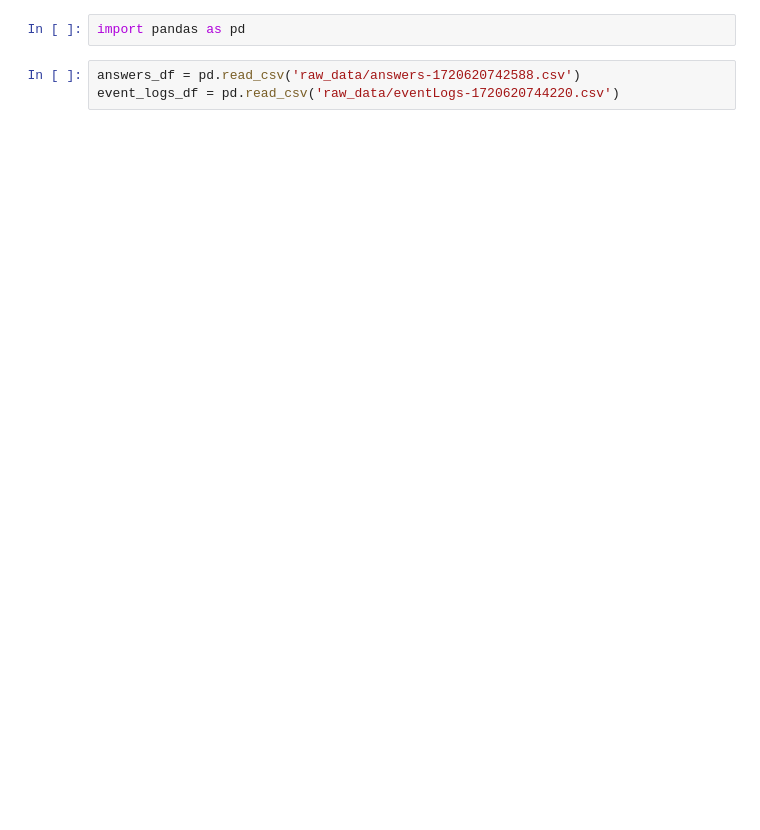
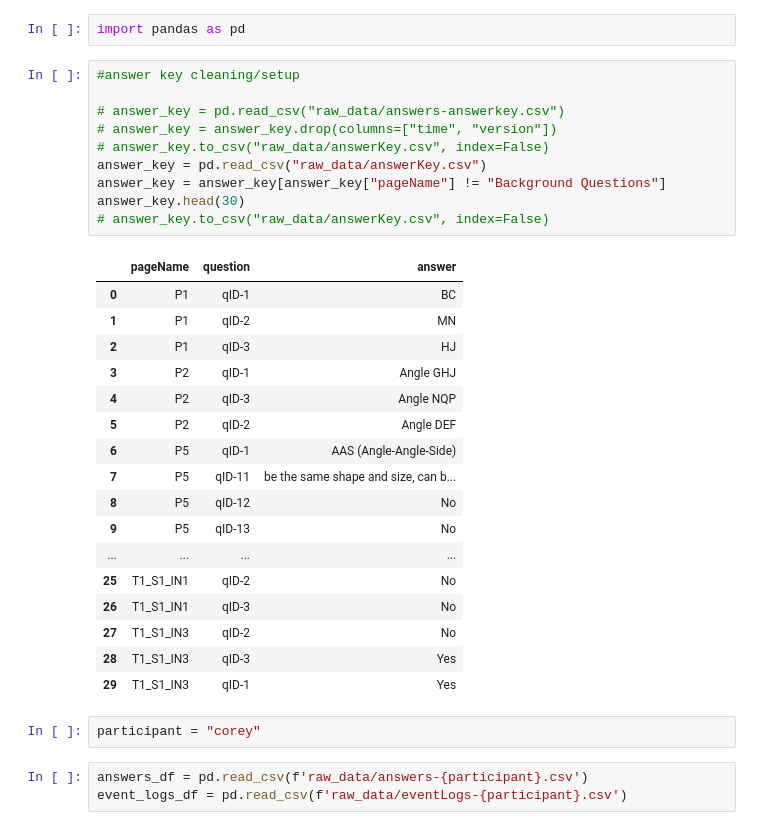
Before and after one commit to hsharriman/ender-scripts, a Jupyter notebook: data_cleaning.ipynb, the cells around one changed output. Cells and saved outputs as stored; diff of their text form; blank space fills up the shorter version.

```diff
--- a/data_cleaning.ipynb
+++ b/data_cleaning.ipynb
@@ -1,8 +1,38 @@
 # %%
 import pandas as pd
+# %%
+#answer key cleaning/setup
+
+# answer_key = pd.read_csv("raw_data/answers-answerkey.csv")
+# answer_key = answer_key.drop(columns=["time", "version"])
+# answer_key.to_csv("raw_data/answerKey.csv", index=False)
+answer_key = pd.read_csv("raw_data/answerKey.csv")
+answer_key = answer_key[answer_key["pageName"] != "Background Questions"]
+answer_key.head(30)
+# answer_key.to_csv("raw_data/answerKey.csv", index=False)
+# %% [output]
+|  | pageName | question | answer |
+| 0 | P1 | qID-1 | BC |
+| 1 | P1 | qID-2 | MN |
+| 2 | P1 | qID-3 | HJ |
+| 3 | P2 | qID-1 | Angle GHJ |
+| 4 | P2 | qID-3 | Angle NQP |
+| 5 | P2 | qID-2 | Angle DEF |
+| 6 | P5 | qID-1 | AAS (Angle-Angle-Side) |
+| 7 | P5 | qID-11 | be the same shape and size, can b... |
+| 8 | P5 | qID-12 | No |
+| 9 | P5 | qID-13 | No |
+| ... | ... | ... | ... |
+| 25 | T1_S1_IN1 | qID-2 | No |
+| 26 | T1_S1_IN1 | qID-3 | No |
+| 27 | T1_S1_IN3 | qID-2 | No |
+| 28 | T1_S1_IN3 | qID-3 | Yes |
+| 29 | T1_S1_IN3 | qID-1 | Yes |
 # %%
-answers_df = pd.read_csv('raw_data/answers-1720620742588.csv')
-event_logs_df = pd.read_csv('raw_data/eventLogs-1720620744220.csv')
+participant = "corey"
+# %%
+answers_df = pd.read_csv(f'raw_data/answers-{participant}.csv')
+event_logs_df = pd.read_csv(f'raw_data/eventLogs-{participant}.csv')
 # %%
 event_logs_df.rename(columns={'t': 'time'}, inplace=True)
 event_logs_df.rename(columns={'e': 'event'}, inplace=True)
```
Also changed, not shown: parts of 7 cells of this notebook, 43 other files.
